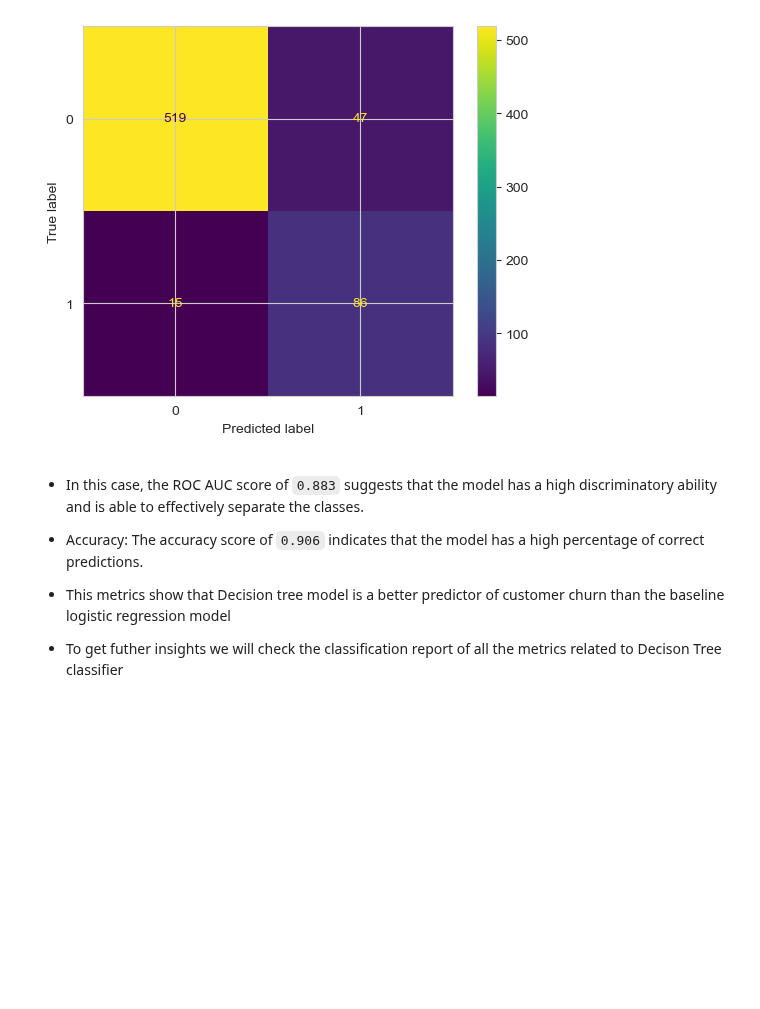
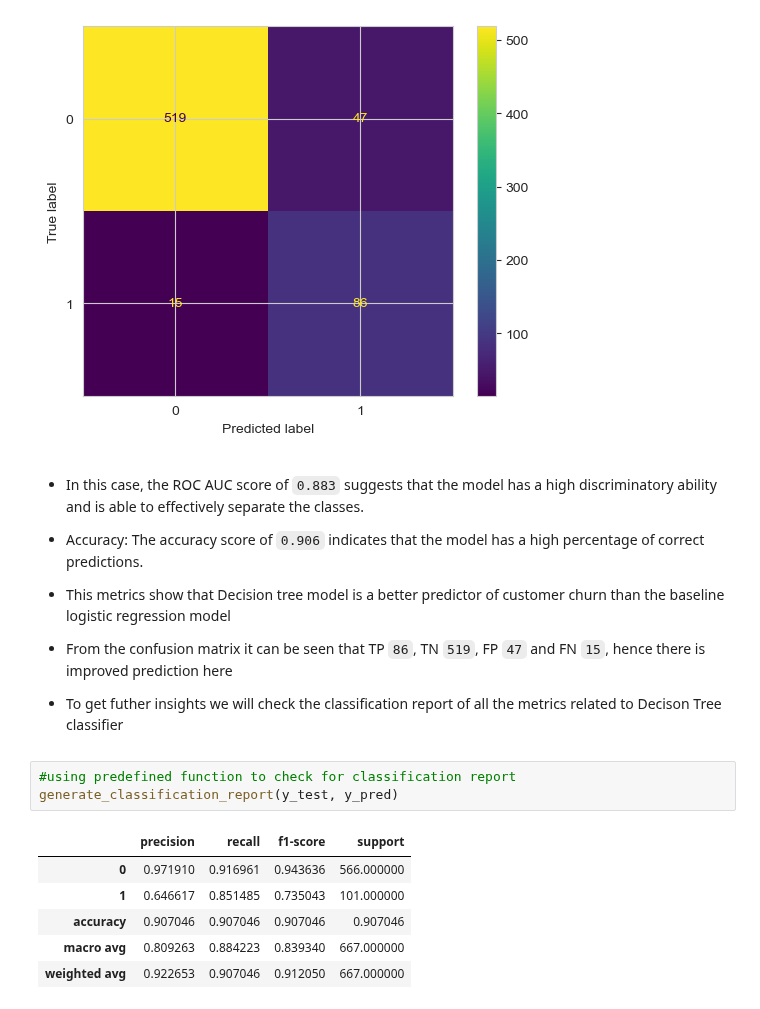
Before and after one commit to nelkemboi/dsc-phase-3-project-v2-3, a Jupyter notebook: customerchurn.ipynb, the cells around one changed output. Cells and saved outputs as stored; diff of their text form; blank space fills up the shorter version.

Commit message:
confusion matrix and classification commit

```diff
--- a/customerchurn.ipynb
+++ b/customerchurn.ipynb
@@ -549,4 +552,15 @@ evaluate_model_metrics(clf, X_test, y_test)
 
 * Accuracy: The accuracy score of `0.906` indicates that the model has a high percentage of correct predictions.
 * This metrics show that Decision tree model is a better predictor of customer churn than the baseline logistic regression model
+* From the confusion matrix it can be seen that TP `86`, TN `519`, FP `47` and FN `15`, hence there is improved prediction here
 * To get futher insights we will check the classification report of all the metrics related to Decison Tree classifier
+# %%
+#using predefined function to check for classification report
+generate_classification_report(y_test, y_pred)
+# %% [output]
+|  | precision | recall | f1-score | support |
+| 0 | 0.971910 | 0.916961 | 0.943636 | 566.000000 |
+| 1 | 0.646617 | 0.851485 | 0.735043 | 101.000000 |
+| accuracy | 0.907046 | 0.907046 | 0.907046 | 0.907046 |
+| macro avg | 0.809263 | 0.884223 | 0.839340 | 667.000000 |
+| weighted avg | 0.922653 | 0.907046 | 0.912050 | 667.000000 |
```
Also changed, not shown: parts of 4 cells of this notebook.
